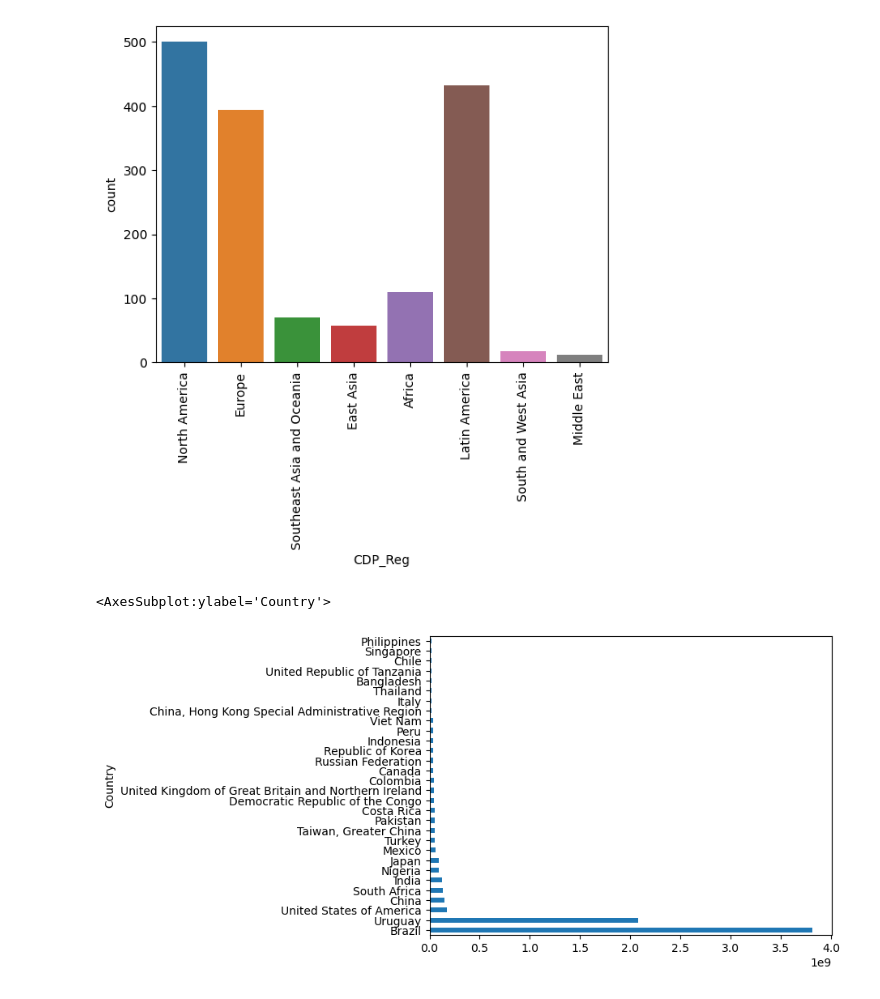
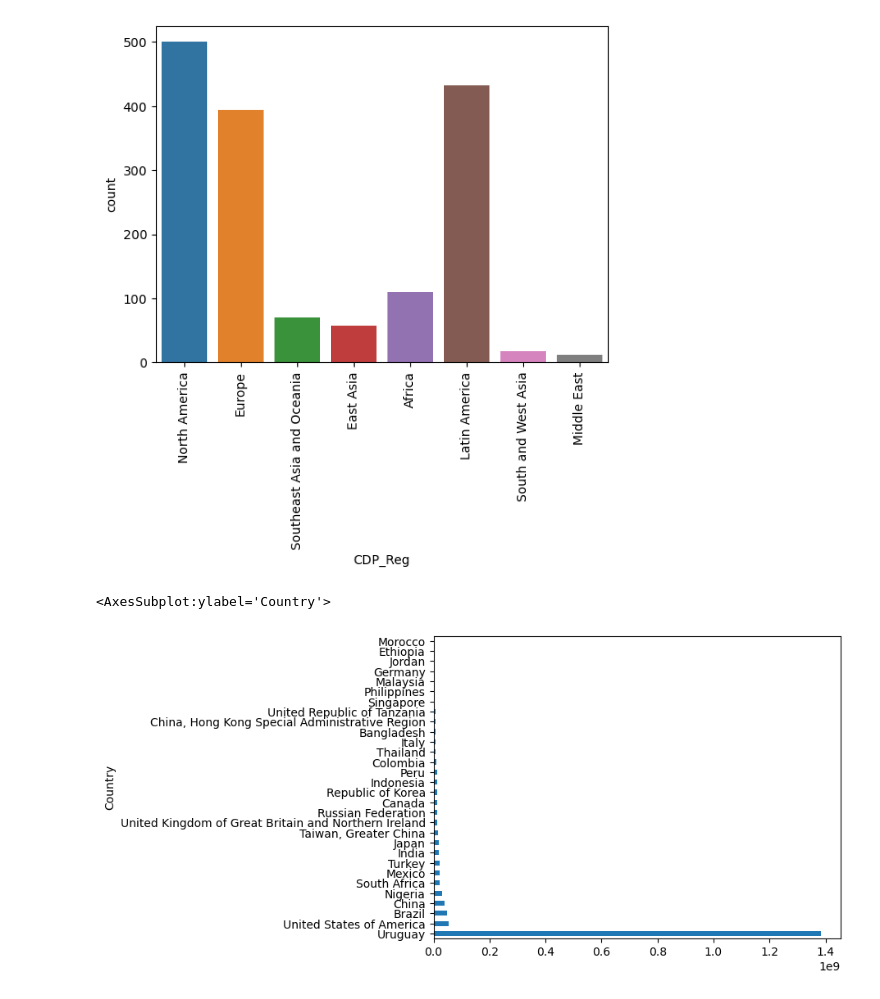
Before and after one commit to mgargiulo07/Springboard-Data-Science-Course, a Jupyter notebook: Capstone_Projects/Capstone_3/Notebooks/02_EDA.ipynb, the cells around one changed output. Saved outputs shown, nothing was run; the diff lists cells and outputs as text; code cells hidden in the pictures.

Commit message:
updates including submission of Capstone 3 final report

```diff
--- a/Capstone_Projects/Capstone_3/Notebooks/02_EDA.ipynb
+++ b/Capstone_Projects/Capstone_3/Notebooks/02_EDA.ipynb
@@ -64,7 +64,7 @@ plt.xticks(rotation=90)
 [figure]
 # %%
 #lets review largest countries by population (that submitted CDP disclosures)
-dim_cd_df.groupby('Country')['Pop'].sum().sort_values(ascending=False).head(30).plot(kind='barh')
+dim_cd_df.query("Reporting_Year==2020").groupby('Country')['Pop'].sum().sort_values(ascending=False).head(30).plot(kind='barh')
 # %% [output]
 <AxesSubplot:ylabel='Country'>
-[figure, old version]
+[figure, new version]
```
Also changed, not shown: parts of 3 cells of this notebook, 6 other files.
